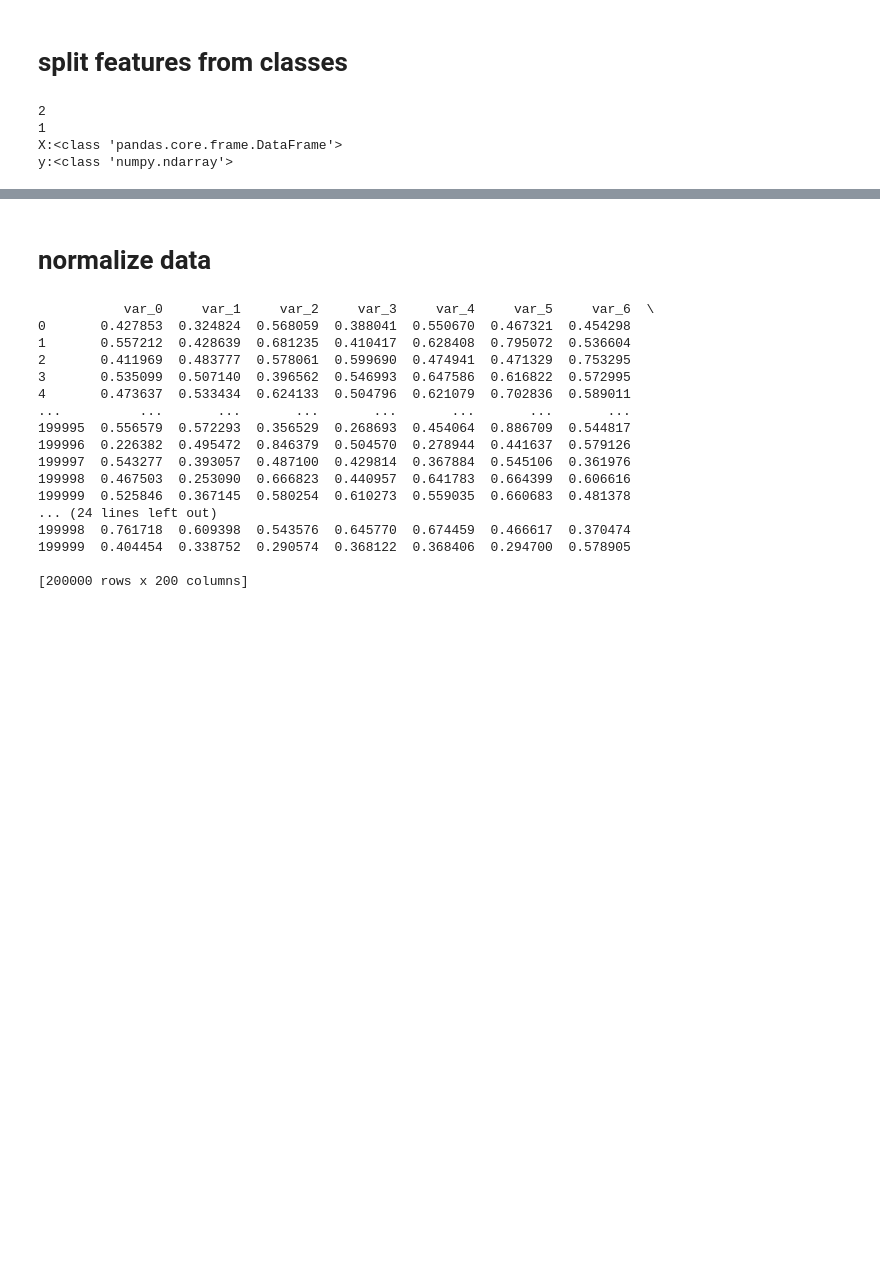
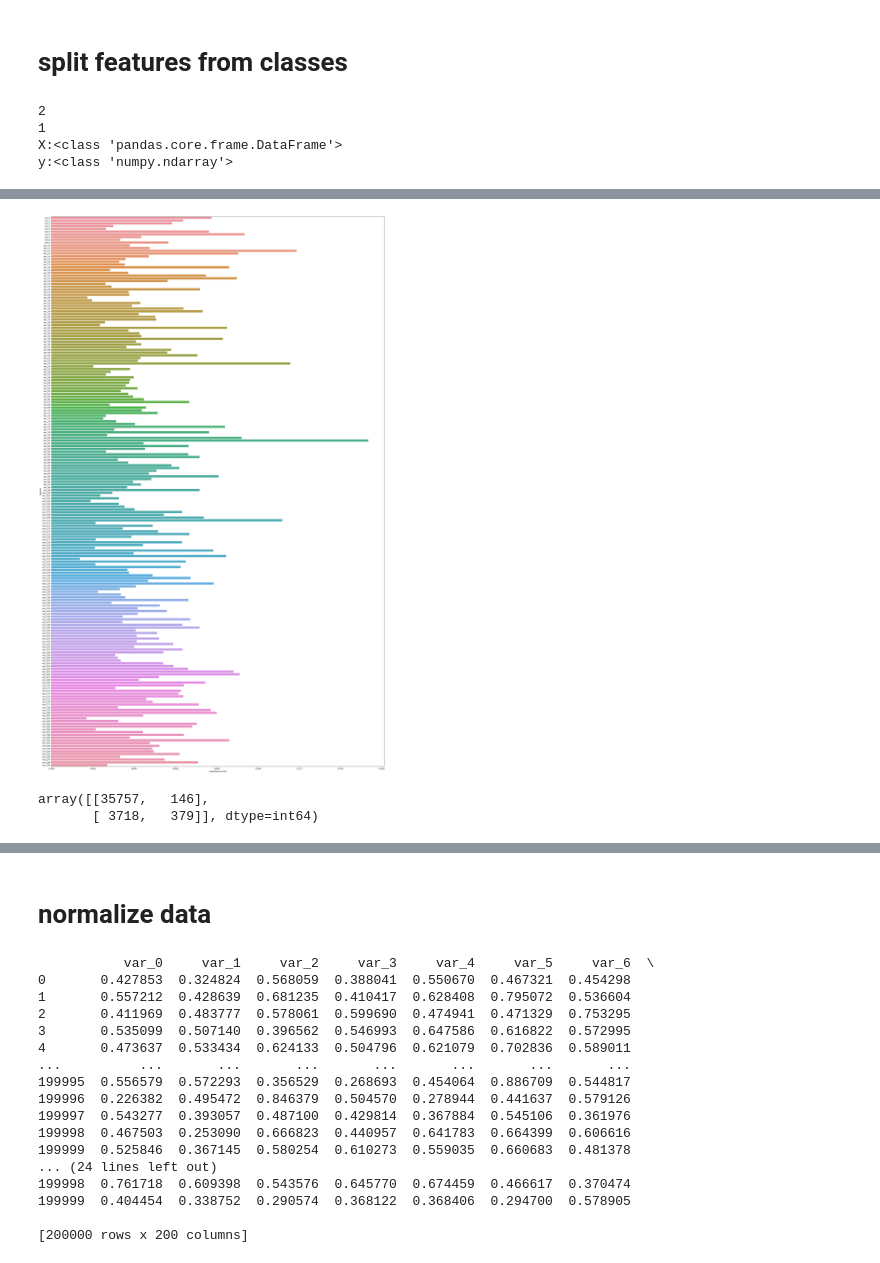
Before and after one commit to azizabousam1/Housing-Market-Analysis, a Jupyter notebook: customer-transaction-prediction.ipynb, the cells around one changed output, grey strips where cells are left out. Cells and saved outputs as stored; diff of their text form; code cells hidden in the pictures; blank space fills up the shorter version.

```diff
--- a/customer-transaction-prediction.ipynb
+++ b/customer-transaction-prediction.ipynb
@@ -54,0 +314,21 @@ y:<class 'numpy.ndarray'>
+# %%
+#XGboost
+
+xgb= XGBClassifier(n_estimators=100,
+                   random_state=42,
+                   eval_metric='logloss')
+
+start_time = time.time()
+# xgb.fit(X_train, y_train)
+xgb.fit(X_train_sample, y_train_sample)
+
+# xgb.fit(X_train, y_train)
+y_pred_xgb = xgb.predict(X_test)
+
+end_time = time.time()
+print(f"Training Time: {end_time - start_time:.2f} seconds")
+
+print("\n XGBoost Classifier:")
+print(f" Accuracy: {accuracy_score(y_test, y_pred_xgb):.4f}")
+print("\n Classification Report:")
+print(classification_report(y_test, y_pred_xgb))
@@ -54,0 +350,16 @@ y:<class 'numpy.ndarray'>
+# %%
+#feature Importances
+feat_importances = pd.Series(xgb.feature_importances_, index=X.columns)
+plt.figure(figsize=(30, 50))
+sns.barplot(x=feat_importances.values, y=feat_importances.index)
+plt.xlabel('Importance Score')
+plt.ylabel('Feature')
+plt.show()
+# %% [output]
+[figure, added]
+# %%
+conf_matrix = confusion_matrix(y_test, y_pred_xgb)
+conf_matrix
+# %% [output]
+array([[35757,   146],
+       [ 3718,   379]], dtype=int64)
```
Also changed, not shown: parts of 22 cells of this notebook.
